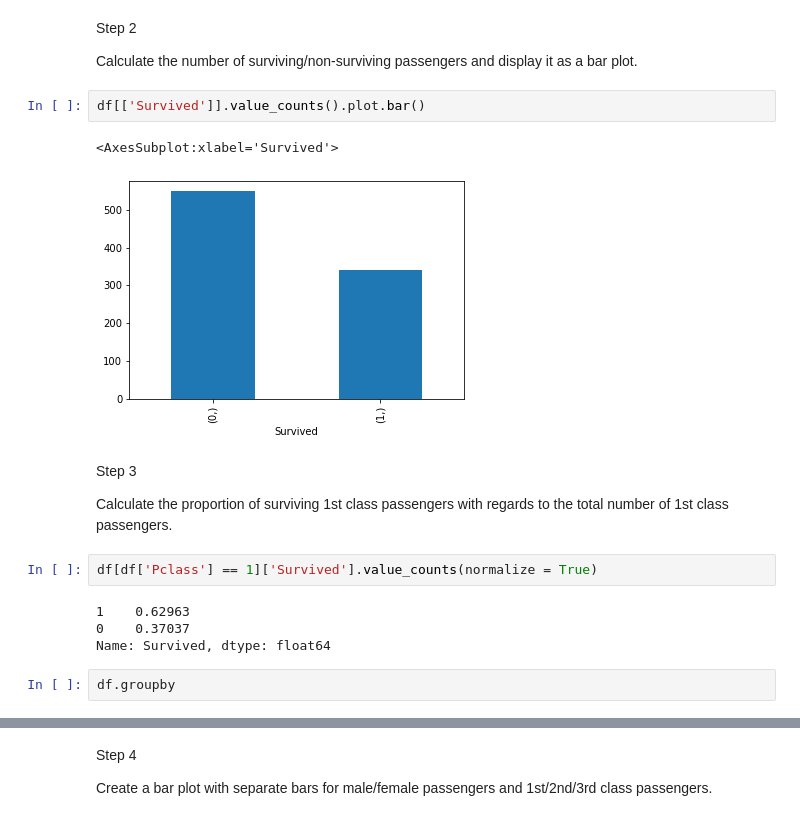
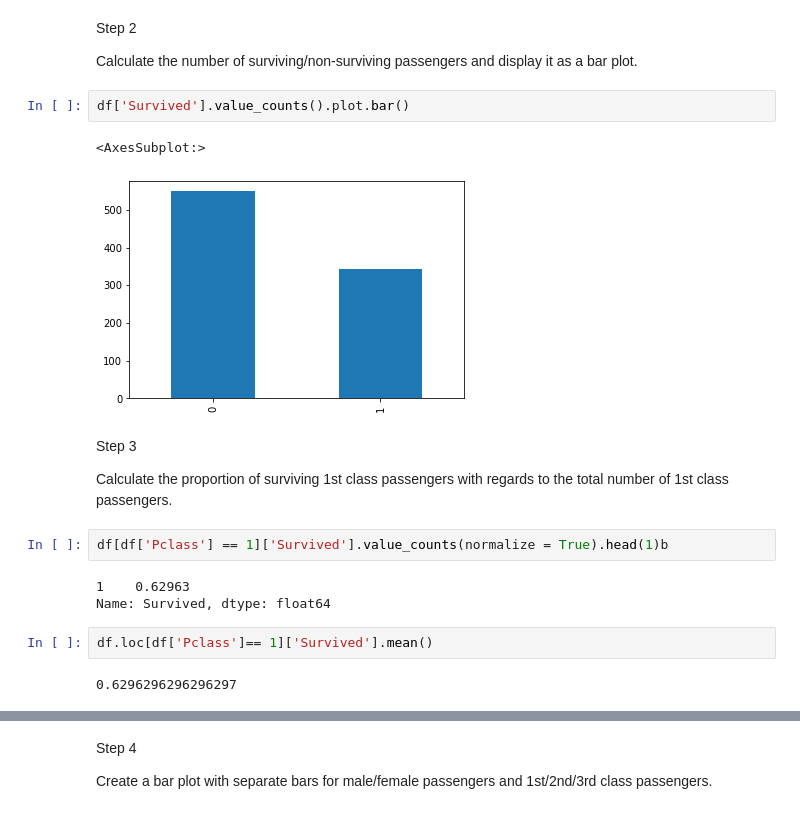
Before and after one commit to fkosse/bootcamp_projects, a Jupyter notebook: week_02/titanic_ex_da.ipynb, the cells around one changed output, grey strips where cells are left out. Drawn from its saved outputs; the diff is of its cells as text.

```diff
--- a/week_02/titanic_ex_da.ipynb
+++ b/week_02/titanic_ex_da.ipynb
@@ -30,19 +31,20 @@ Step 2
 
 Calculate the number of surviving/non-surviving passengers and display it as a bar plot.
 # %%
-df[['Survived']].value_counts().plot.bar()
+df['Survived'].value_counts().plot.bar()
 # %% [output]
-<AxesSubplot:xlabel='Survived'>
+<AxesSubplot:>
-[figure, old version]
+[figure, new version]
 # %% [markdown]
 Step 3
 
 Calculate the proportion of surviving 1st class passengers with regards to the total number of 1st class passengers.
 # %%
-df[df['Pclass'] == 1]['Survived'].value_counts(normalize = True)
+df[df['Pclass'] == 1]['Survived'].value_counts(normalize = True).head(1)b
 # %% [output]
 1    0.62963
-0    0.37037
 Name: Survived, dtype: float64
-# %%
-df.groupby
+# %%
+df.loc[df['Pclass']== 1]['Survived'].mean()
+# %% [output]
+0.6296296296296297
```
Also changed, not shown: parts of 13 cells of this notebook, 1 other file.
